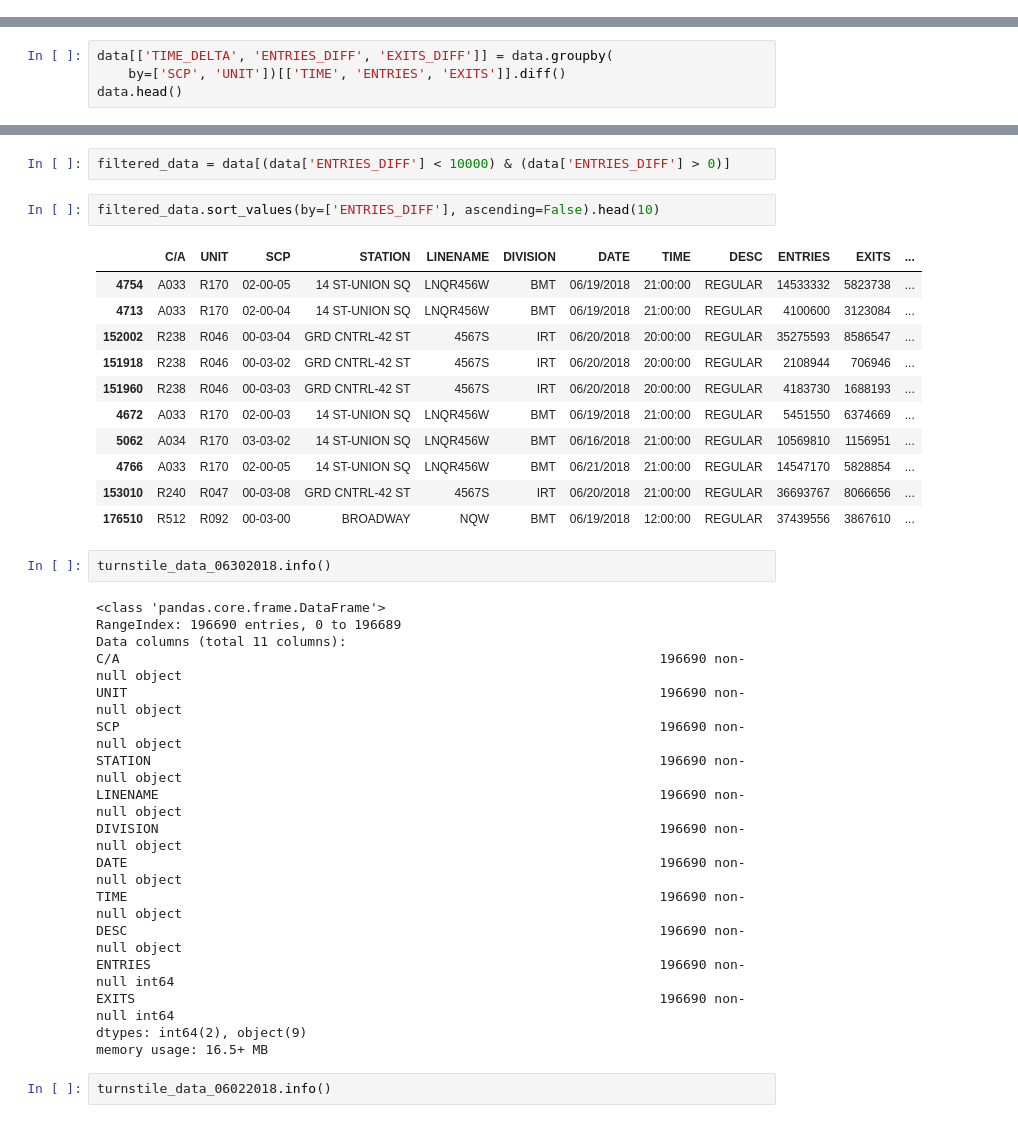
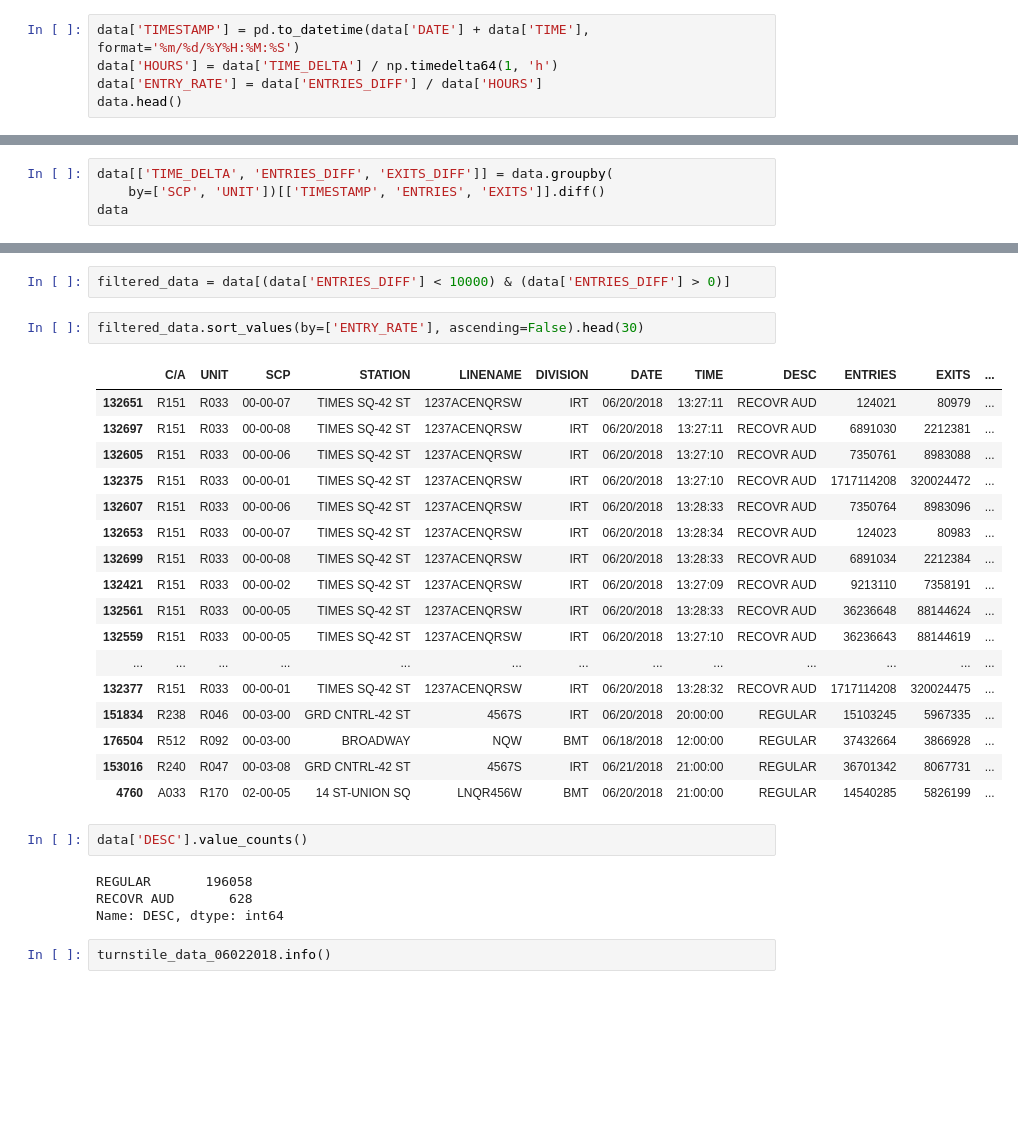
Before and after one commit to BotScutters/metis-project-01, a Jupyter notebook: initial_exploration.ipynb, the cells around one changed output, grey strips where cells are left out. Saved outputs shown, nothing was run; the diff lists cells and outputs as text; blank space fills up the shorter version.

```diff
--- a/initial_exploration.ipynb
+++ b/initial_exploration.ipynb
@@ -93,3 +93,8 @@ data.head()
 | 2 | A002 | R051 | 02-00-00 | 59 ST | NQR456W | BMT | 06/16/2018 | 08:00:00 | REGULAR | 6658766 | 2257068 |
 | 3 | A002 | R051 | 02-00-00 | 59 ST | NQR456W | BMT | 06/16/2018 | 12:00:00 | REGULAR | 6658866 | 2257139 |
 | 4 | A002 | R051 | 02-00-00 | 59 ST | NQR456W | BMT | 06/16/2018 | 16:00:00 | REGULAR | 6659043 | 2257188 |
+# %%
+data['TIMESTAMP'] = pd.to_datetime(data['DATE'] + data['TIME'], format='%m/%d/%Y%H:%M:%S')
+data['HOURS'] = data['TIME_DELTA'] / np.timedelta64(1, 'h')
+data['ENTRY_RATE'] = data['ENTRIES_DIFF'] / data['HOURS']
+data.head()
@@ -96,5 +112,5 @@ data.head()
 # %%
 data[['TIME_DELTA', 'ENTRIES_DIFF', 'EXITS_DIFF']] = data.groupby(
-    by=['SCP', 'UNIT'])[['TIME', 'ENTRIES', 'EXITS']].diff()
-data.head()
+    by=['SCP', 'UNIT'])[['TIMESTAMP', 'ENTRIES', 'EXITS']].diff()
+data
 # %% [output]
@@ -158,38 +179,31 @@ data[(data['ENTRIES_DIFF'] < 3000) & (data['ENTRIES_DIFF'] > 0)]['ENTRIES_DIFF']
 # %%
 filtered_data = data[(data['ENTRIES_DIFF'] < 10000) & (data['ENTRIES_DIFF'] > 0)]
 # %%
-filtered_data.sort_values(by=['ENTRIES_DIFF'], ascending=False).head(10)
+filtered_data.sort_values(by=['ENTRY_RATE'], ascending=False).head(30)
 # %% [output]
 |  | C/A | UNIT | SCP | STATION | LINENAME | DIVISION | DATE | TIME | DESC | ENTRIES | EXITS | ... |
-| 4754 | A033 | R170 | 02-00-05 | 14 ST-UNION SQ | LNQR456W | BMT | 06/19/2018 | 21:00:00 | REGULAR | 14533332 | 5823738 | ... |
-| 4713 | A033 | R170 | 02-00-04 | 14 ST-UNION SQ | LNQR456W | BMT | 06/19/2018 | 21:00:00 | REGULAR | 4100600 | 3123084 | ... |
-| 152002 | R238 | R046 | 00-03-04 | GRD CNTRL-42 ST | 4567S | IRT | 06/20/2018 | 20:00:00 | REGULAR | 35275593 | 8586547 | ... |
-| 151918 | R238 | R046 | 00-03-02 | GRD CNTRL-42 ST | 4567S | IRT | 06/20/2018 | 20:00:00 | REGULAR | 2108944 | 706946 | ... |
-| 151960 | R238 | R046 | 00-03-03 | GRD CNTRL-42 ST | 4567S | IRT | 06/20/2018 | 20:00:00 | REGULAR | 4183730 | 1688193 | ... |
-| 4672 | A033 | R170 | 02-00-03 | 14 ST-UNION SQ | LNQR456W | BMT | 06/19/2018 | 21:00:00 | REGULAR | 5451550 | 6374669 | ... |
-| 5062 | A034 | R170 | 03-03-02 | 14 ST-UNION SQ | LNQR456W | BMT | 06/16/2018 | 21:00:00 | REGULAR | 10569810 | 1156951 | ... |
-| 4766 | A033 | R170 | 02-00-05 | 14 ST-UNION SQ | LNQR456W | BMT | 06/21/2018 | 21:00:00 | REGULAR | 14547170 | 5828854 | ... |
-| 153010 | R240 | R047 | 00-03-08 | GRD CNTRL-42 ST | 4567S | IRT | 06/20/2018 | 21:00:00 | REGULAR | 36693767 | 8066656 | ... |
-| 176510 | R512 | R092 | 00-03-00 | BROADWAY | NQW | BMT | 06/19/2018 | 12:00:00 | REGULAR | 37439556 | 3867610 | ... |
+| 132651 | R151 | R033 | 00-00-07 | TIMES SQ-42 ST | 1237ACENQRSW | IRT | 06/20/2018 | 13:27:11 | RECOVR AUD | 124021 | 80979 | ... |
+| 132697 | R151 | R033 | 00-00-08 | TIMES SQ-42 ST | 1237ACENQRSW | IRT | 06/20/2018 | 13:27:11 | RECOVR AUD | 6891030 | 2212381 | ... |
+| 132605 | R151 | R033 | 00-00-06 | TIMES SQ-42 ST | 1237ACENQRSW | IRT | 06/20/2018 | 13:27:10 | RECOVR AUD | 7350761 | 8983088 | ... |
+| 132375 | R151 | R033 | 00-00-01 | TIMES SQ-42 ST | 1237ACENQRSW | IRT | 06/20/2018 | 13:27:10 | RECOVR AUD | 1717114208 | 320024472 | ... |
+| 132607 | R151 | R033 | 00-00-06 | TIMES SQ-42 ST | 1237ACENQRSW | IRT | 06/20/2018 | 13:28:33 | RECOVR AUD | 7350764 | 8983096 | ... |
+| 132653 | R151 | R033 | 00-00-07 | TIMES SQ-42 ST | 1237ACENQRSW | IRT | 06/20/2018 | 13:28:34 | RECOVR AUD | 124023 | 80983 | ... |
+| 132699 | R151 | R033 | 00-00-08 | TIMES SQ-42 ST | 1237ACENQRSW | IRT | 06/20/2018 | 13:28:33 | RECOVR AUD | 6891034 | 2212384 | ... |
+| 132421 | R151 | R033 | 00-00-02 | TIMES SQ-42 ST | 1237ACENQRSW | IRT | 06/20/2018 | 13:27:09 | RECOVR AUD | 9213110 | 7358191 | ... |
+| 132561 | R151 | R033 | 00-00-05 | TIMES SQ-42 ST | 1237ACENQRSW | IRT | 06/20/2018 | 13:28:33 | RECOVR AUD | 36236648 | 88144624 | ... |
+| 132559 | R151 | R033 | 00-00-05 | TIMES SQ-42 ST | 1237ACENQRSW | IRT | 06/20/2018 | 13:27:10 | RECOVR AUD | 36236643 | 88144619 | ... |
+| ... | ... | ... | ... | ... | ... | ... | ... | ... | ... | ... | ... | ... |
+| 132377 | R151 | R033 | 00-00-01 | TIMES SQ-42 ST | 1237ACENQRSW | IRT | 06/20/2018 | 13:28:32 | RECOVR AUD | 1717114208 | 320024475 | ... |
+| 151834 | R238 | R046 | 00-03-00 | GRD CNTRL-42 ST | 4567S | IRT | 06/20/2018 | 20:00:00 | REGULAR | 15103245 | 5967335 | ... |
+| 176504 | R512 | R092 | 00-03-00 | BROADWAY | NQW | BMT | 06/18/2018 | 12:00:00 | REGULAR | 37432664 | 3866928 | ... |
+| 153016 | R240 | R047 | 00-03-08 | GRD CNTRL-42 ST | 4567S | IRT | 06/21/2018 | 21:00:00 | REGULAR | 36701342 | 8067731 | ... |
+| 4760 | A033 | R170 | 02-00-05 | 14 ST-UNION SQ | LNQR456W | BMT | 06/20/2018 | 21:00:00 | REGULAR | 14540285 | 5826199 | ... |
-# %%
-turnstile_data_06302018.info()
-# %% [output]
-<class 'pandas.core.frame.DataFrame'>
-RangeIndex: 196690 entries, 0 to 196689
-Data columns (total 11 columns):
-C/A                                                                     196690 non-null object
-UNIT                                                                    196690 non-null object
-SCP                                                                     196690 non-null object
-STATION                                                                 196690 non-null object
-LINENAME                                                                196690 non-null object
-DIVISION                                                                196690 non-null object
-DATE                                                                    196690 non-null object
-TIME                                                                    196690 non-null object
-DESC                                                                    196690 non-null object
-ENTRIES                                                                 196690 non-null int64
-EXITS                                                                   196690 non-null int64
-dtypes: int64(2), object(9)
-memory usage: 16.5+ MB
+# %%
+data['DESC'].value_counts()
+# %% [output]
+REGULAR       196058
+RECOVR AUD       628
+Name: DESC, dtype: int64
 # %%
 turnstile_data_06022018.info()
 # %% [output]
```
Also changed, not shown: parts of 3 cells of this notebook.
